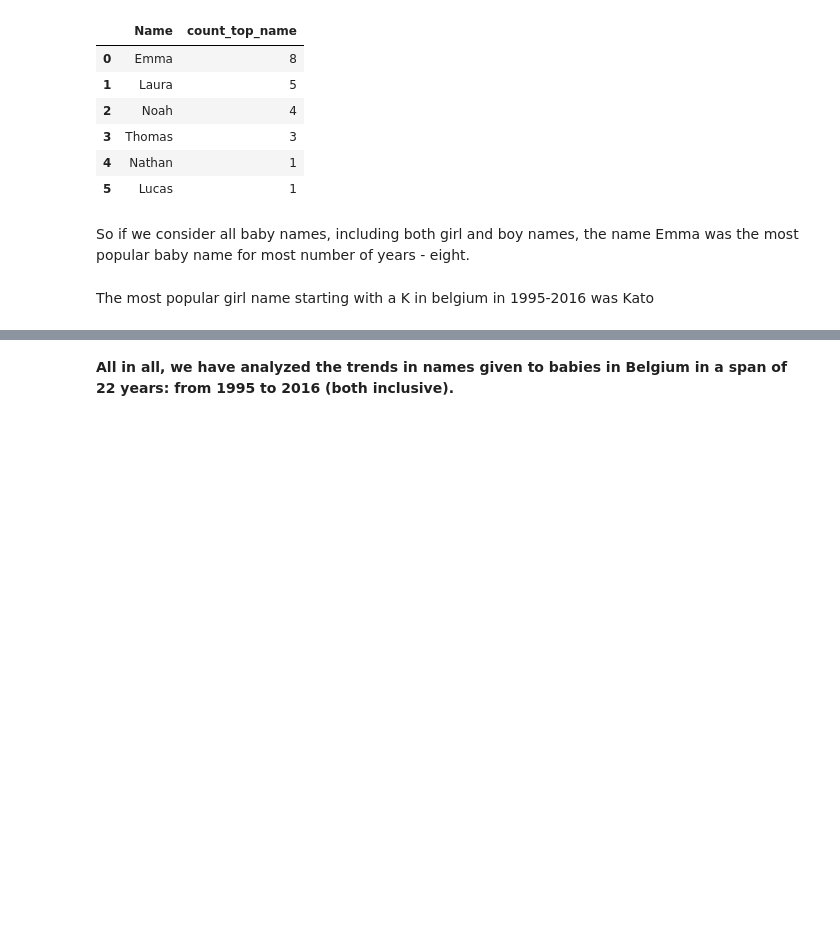
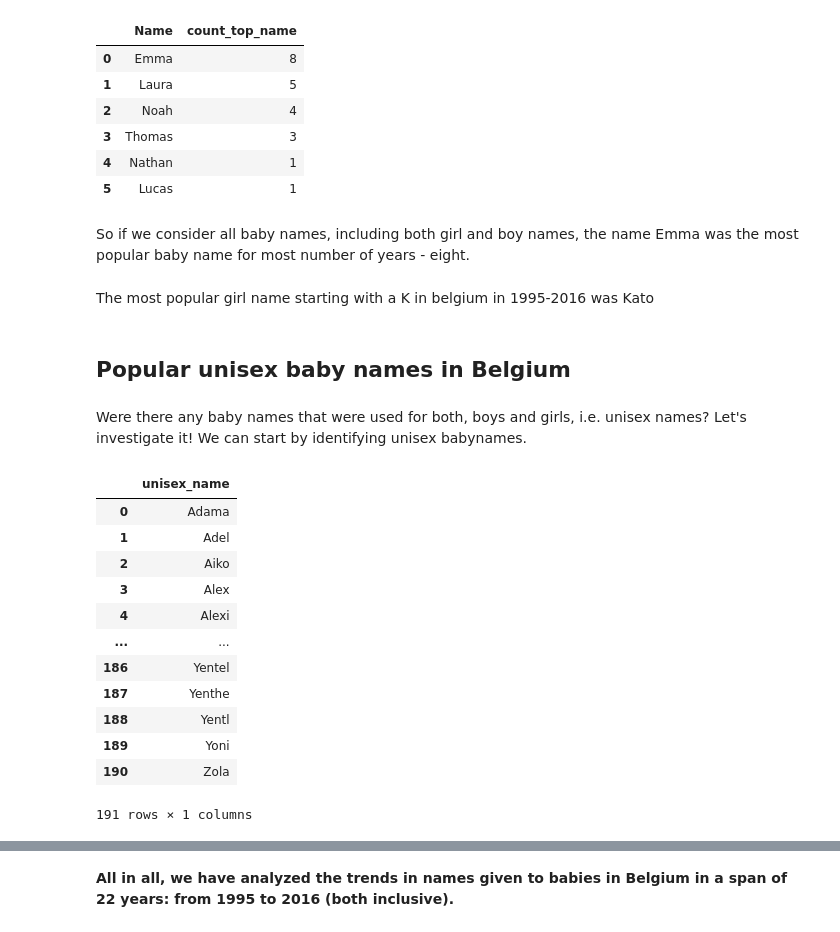
Before and after one commit to katerynalemishko/belgium_baby_names, a Jupyter notebook: belgium_baby_names.ipynb, the cells around one changed output, grey strips where cells are left out. Drawn from its saved outputs; the diff is of its cells as text; code cells hidden in the pictures; blank space fills up the shorter version.

```diff
--- a/belgium_baby_names.ipynb
+++ b/belgium_baby_names.ipynb
@@ -518,3 +518,38 @@ So if we consider all baby names, including both girl and boy names, the name Em
 number of years - eight.
 # %% [markdown]
 The most popular girl name starting with a K in belgium in 1995-2016 was Kato
+# %% [markdown]
+## Popular unisex baby names in Belgium
+# %% [markdown]
+Were there any baby names that were used for both, boys and girls, i.e. unisex names?
+Let's investigate it!
+We can start by identifying unisex babynames.
+# %%
+# Define SQL query to obtain a list of unisex baby names
+query="""
+SELECT
+    g.Name AS unisex_name
+FROM baby_names AS g
+INNER JOIN baby_names AS b
+ON g.Name=b.Name
+AND g.Gender='Girls'
+AND b.Gender='Boys'
+GROUP BY unisex_name
+"""
+
+# Run the query
+mysql(query)
+# %% [output]
+|  | unisex_name |
+| 0 | Adama |
+| 1 | Adel |
+| 2 | Aiko |
+| 3 | Alex |
+| 4 | Alexi |
+| ... | ... |
+| 186 | Yentel |
+| 187 | Yenthe |
+| 188 | Yentl |
+| 189 | Yoni |
+| 190 | Zola |
+191 rows × 1 columns
```
Also changed, not shown: parts of 7 cells of this notebook.
